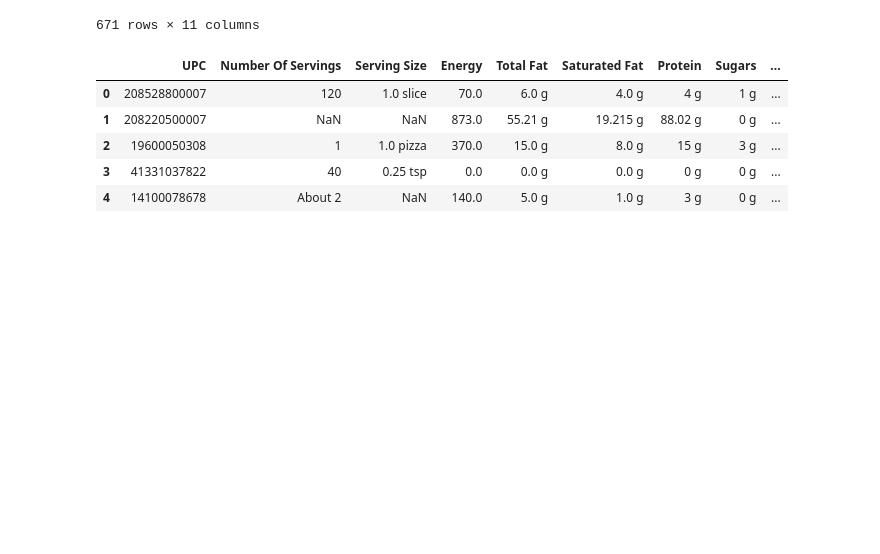
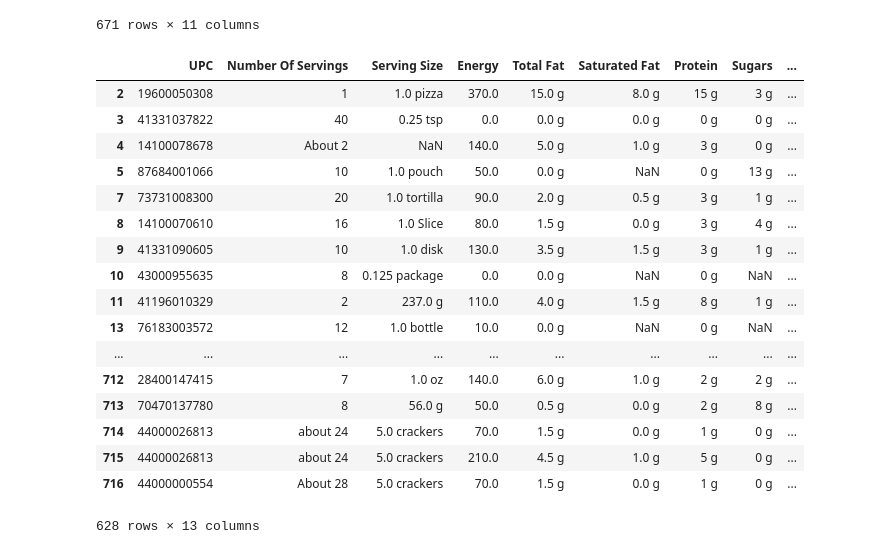
Before and after one commit to Adk1995/Cyril-Bundle-data, a Jupyter notebook: Cyril-Preprocessing.ipynb, the cells around one changed output. Saved outputs shown, nothing was run; the diff lists cells and outputs as text; code cells hidden in the pictures; blank space fills up the shorter version.

Commit message:
Extracted info into nutrition csv

```diff
--- a/Cyril-Preprocessing.ipynb
+++ b/Cyril-Preprocessing.ipynb
@@ -46,20 +46,44 @@ df_modified
 | 760 | 44000026813 | 607682 | Nabisco Biscuit Company | Premium | Nabisco Premium Original Fresh St... | NaN | NaN | NaN | ... |
 | 761 | 44000000554 | 607683 | Mondelez Global LLC | Premium | Premium Saltine Crackers Unsalted... | NaN | NaN | NaN | ... |
 671 rows × 11 columns
+# %%
+def split_UPC_nutrition(upc_int):
+    if(len(upc_int)<11):
+        print(upc_int)
+    df_nutrition['Company ID'] = df_nutrition['UPC'].str[0:5]
+    df_nutrition['Product ID'] = df_nutrition['UPC'].str[5:10]
 # %%
 df_old_nutrition = pandas.read_excel(url,sheet_name = "nutrition")
 df_nutrition = df_old_nutrition[['UPC','Number Of Servings','Serving Size','Serving Size UOM','Energy','Total Fat','Total Fat UOM','Saturated Fat','Saturated Fat UOM','Protein','Protein UOM'
                                ,'Sugars','Sugars UOM','Carbohydrates','Carbohydrates UOM','Sodium','Sodium UOM','Calories From Fat'
                                ]].copy()
 columns_to_merge = ['Serving Size','Protein','Sugars','Carbohydrates','Sodium', 'Total Fat','Saturated Fat']
 for column in columns_to_merge:
     df_nutrition[column] = df_nutrition[column].map(str) + " " + df_nutrition[column+" UOM"]
     df_nutrition = df_nutrition.drop(columns = [column+" UOM"])
-df_nutrition.head()
+
+df_nutrition['UPC'] = df_nutrition['UPC'].astype(str)
+df_nutrition = df_nutrition[df_nutrition['UPC'].map(len)<12]
+df_nutrition['UPC'] = df_nutrition['UPC'].str.zfill(11)
+df_nutrition['UPC'].apply(split_UPC_nutrition)
+df_nutrition.to_csv('data/BasicProductDetails.csv', sep = ',')
+df_nutrition
 # %% [output]
 |  | UPC | Number Of Servings | Serving Size | Energy | Total Fat | Saturated Fat | Protein | Sugars | ... |
-| 0 | 208528800007 | 120 | 1.0 slice | 70.0 | 6.0 g | 4.0 g | 4 g | 1 g | ... |
-| 1 | 208220500007 | NaN | NaN | 873.0 | 55.21 g | 19.215 g | 88.02 g | 0 g | ... |
 | 2 | 19600050308 | 1 | 1.0 pizza | 370.0 | 15.0 g | 8.0 g | 15 g | 3 g | ... |
 | 3 | 41331037822 | 40 | 0.25 tsp | 0.0 | 0.0 g | 0.0 g | 0 g | 0 g | ... |
 | 4 | 14100078678 | About 2 | NaN | 140.0 | 5.0 g | 1.0 g | 3 g | 0 g | ... |
+| 5 | 87684001066 | 10 | 1.0 pouch | 50.0 | 0.0 g | NaN | 0 g | 13 g | ... |
+| 7 | 73731008300 | 20 | 1.0 tortilla | 90.0 | 2.0 g | 0.5 g | 3 g | 1 g | ... |
+| 8 | 14100070610 | 16 | 1.0 Slice | 80.0 | 1.5 g | 0.0 g | 3 g | 4 g | ... |
+| 9 | 41331090605 | 10 | 1.0 disk | 130.0 | 3.5 g | 1.5 g | 3 g | 1 g | ... |
+| 10 | 43000955635 | 8 | 0.125 package | 0.0 | 0.0 g | NaN | 0 g | NaN | ... |
+| 11 | 41196010329 | 2 | 237.0 g | 110.0 | 4.0 g | 1.5 g | 8 g | 1 g | ... |
+| 13 | 76183003572 | 12 | 1.0 bottle | 10.0 | 0.0 g | NaN | 0 g | NaN | ... |
+| ... | ... | ... | ... | ... | ... | ... | ... | ... | ... |
+| 712 | 28400147415 | 7 | 1.0 oz | 140.0 | 6.0 g | 1.0 g | 2 g | 2 g | ... |
+| 713 | 70470137780 | 8 | 56.0 g | 50.0 | 0.5 g | 0.0 g | 2 g | 8 g | ... |
+| 714 | 44000026813 | about 24 | 5.0 crackers | 70.0 | 1.5 g | 0.0 g | 1 g | 0 g | ... |
+| 715 | 44000026813 | about 24 | 5.0 crackers | 210.0 | 4.5 g | 1.0 g | 5 g | 0 g | ... |
+| 716 | 44000000554 | About 28 | 5.0 crackers | 70.0 | 1.5 g | 0.0 g | 1 g | 0 g | ... |
+628 rows × 13 columns
```
